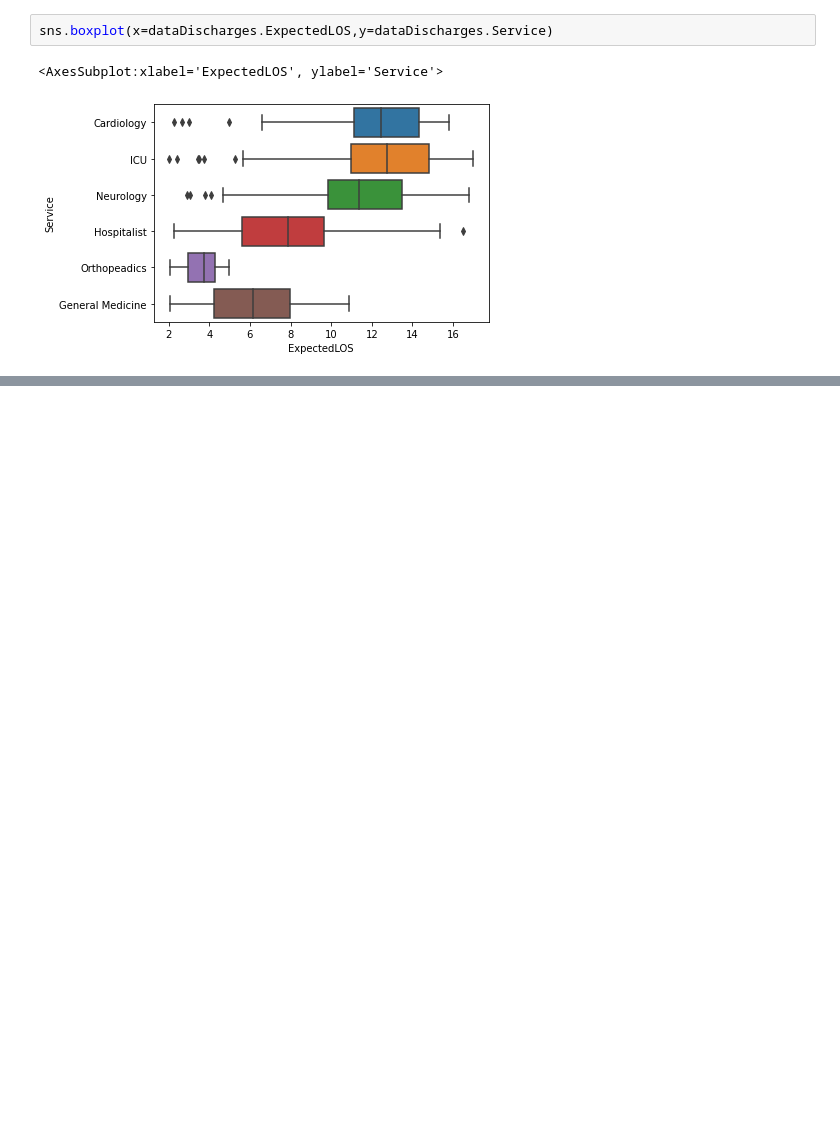
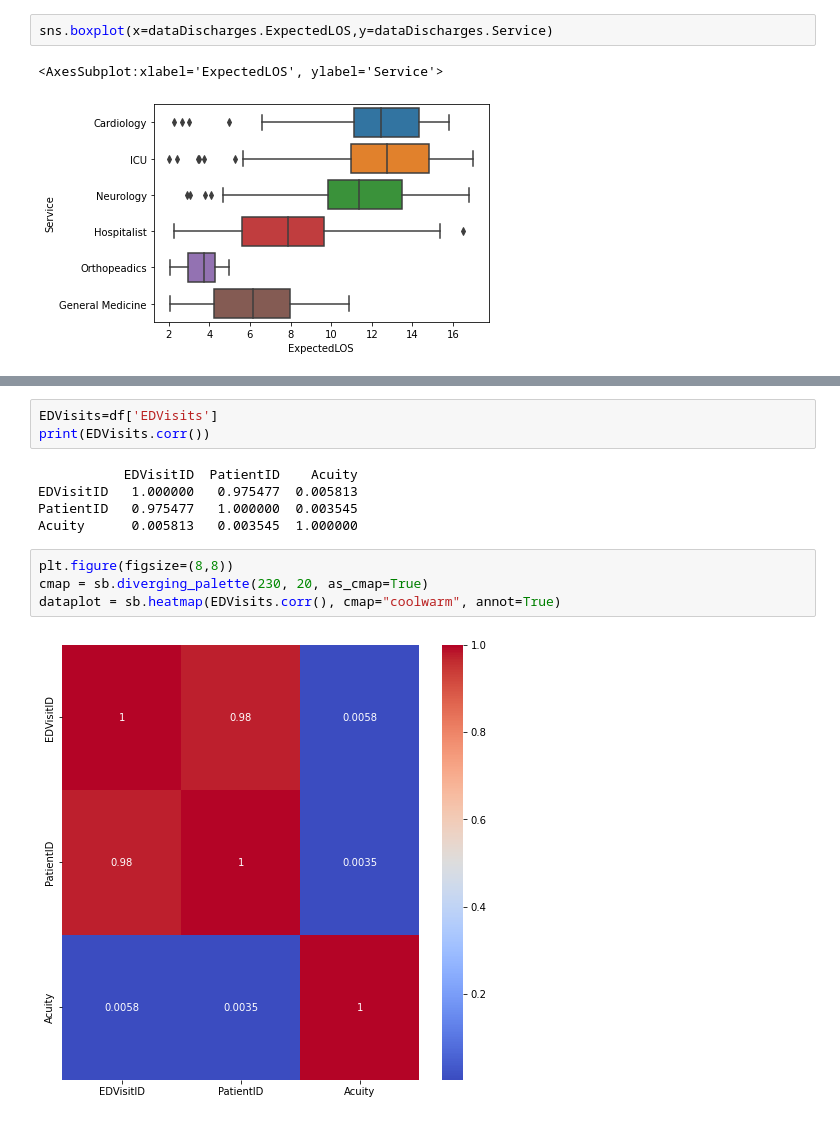
Before and after one commit to PoovithaJayaprakash/Mighty-Pythons, a Jupyter notebook: Mighty-Pythons.ipynb, the cells around one changed output, grey strips where cells are left out. Drawn from its saved outputs; the diff is of its cells as text; blank space fills up the shorter version.

```diff
--- a/Mighty-Pythons.ipynb
+++ b/Mighty-Pythons.ipynb
@@ -78,0 +110,14 @@ sns.boxplot(x=dataDischarges.ExpectedLOS,y=dataDischarges.Service)
+# %%
+EDVisits=df['EDVisits']
+print(EDVisits.corr())
+# %% [output]
+           EDVisitID  PatientID    Acuity
+EDVisitID   1.000000   0.975477  0.005813
+PatientID   0.975477   1.000000  0.003545
+Acuity      0.005813   0.003545  1.000000
+# %%
+plt.figure(figsize=(8,8))
+cmap = sb.diverging_palette(230, 20, as_cmap=True)
+dataplot = sb.heatmap(EDVisits.corr(), cmap="coolwarm", annot=True)
+# %% [output]
+[figure, added]
```
Also changed, not shown: parts of 25 cells of this notebook.
